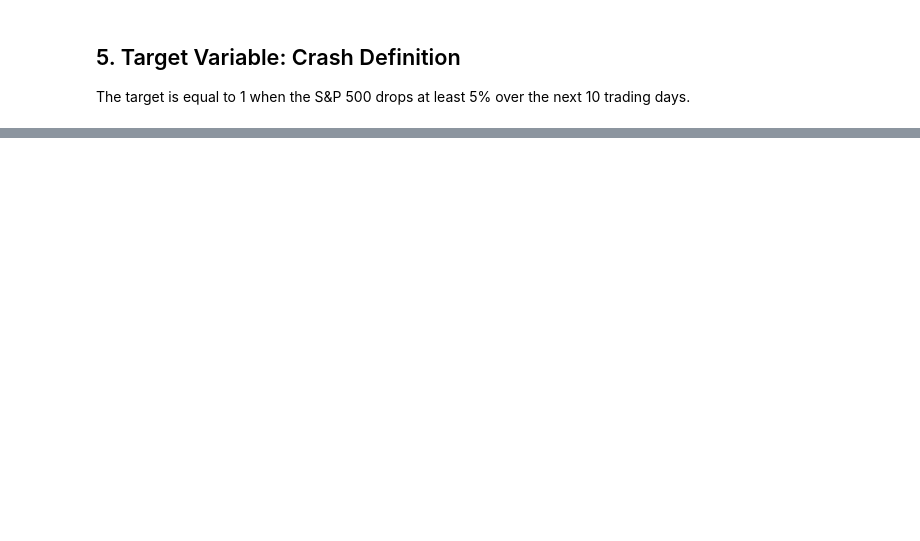
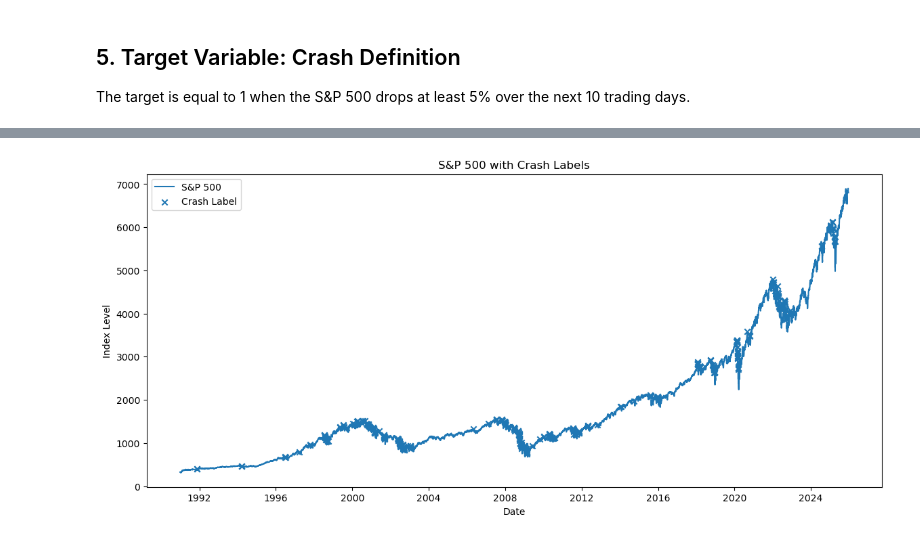
Before and after one commit to mtodoroff/MachineLearning, a Jupyter notebook: crash_prediction_sp500_vix.ipynb, the cells around one changed output, grey strips where cells are left out. Cells and saved outputs as stored; diff of their text form; code cells hidden in the pictures; blank space fills up the shorter version.

```diff
--- a/crash_prediction_sp500_vix.ipynb
+++ b/crash_prediction_sp500_vix.ipynb
@@ -200,0 +234,12 @@ print(data["Crash"].value_counts(normalize=True))
+# %%
+plt.figure(figsize=(14, 6))
+plt.plot(data.index, data["Close"], label="S&P 500")
+crash_points = data[data["Crash"] == 1]
+plt.scatter(crash_points.index, crash_points["Close"], marker="x", label="Crash Label")
+plt.title("S&P 500 with Crash Labels")
+plt.xlabel("Date")
+plt.ylabel("Index Level")
+plt.legend()
+plt.show()
+# %% [output]
+[figure, added]
```
Also changed, not shown: parts of 5 cells of this notebook.
